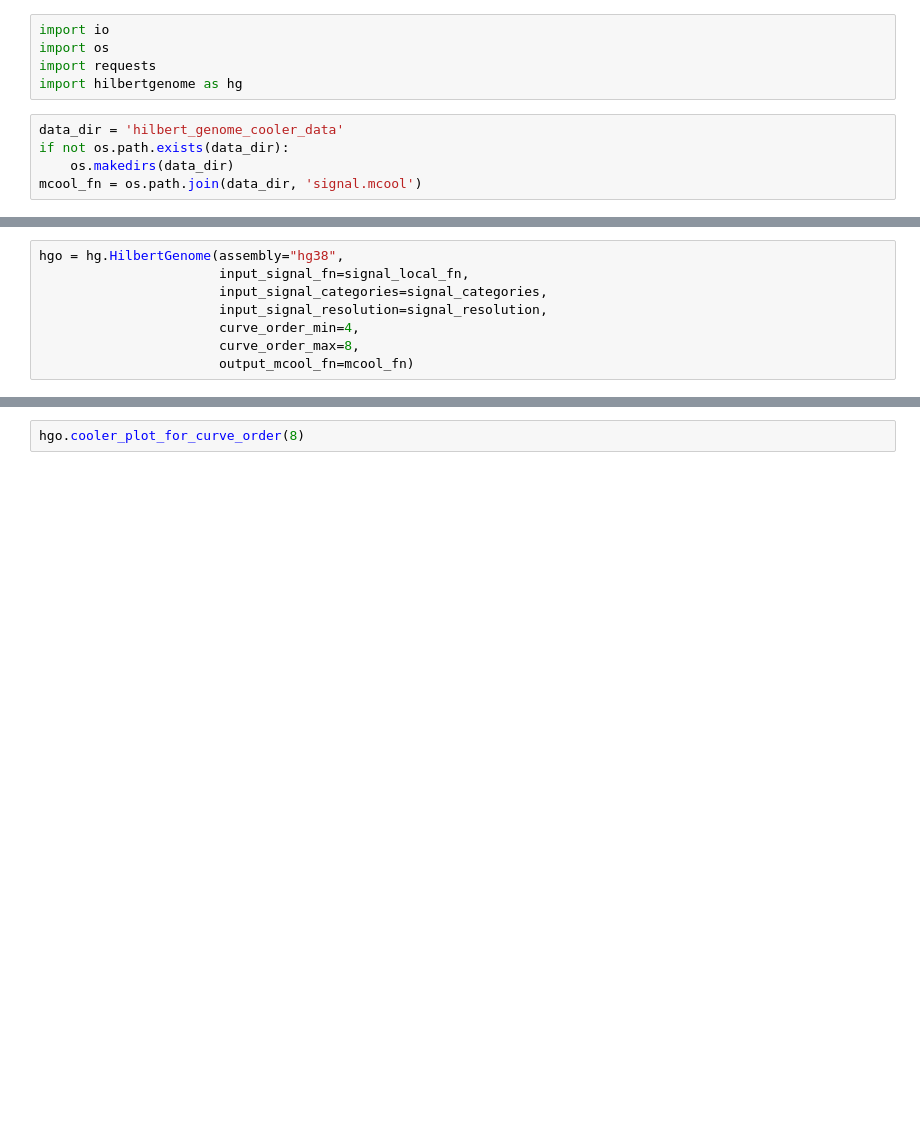
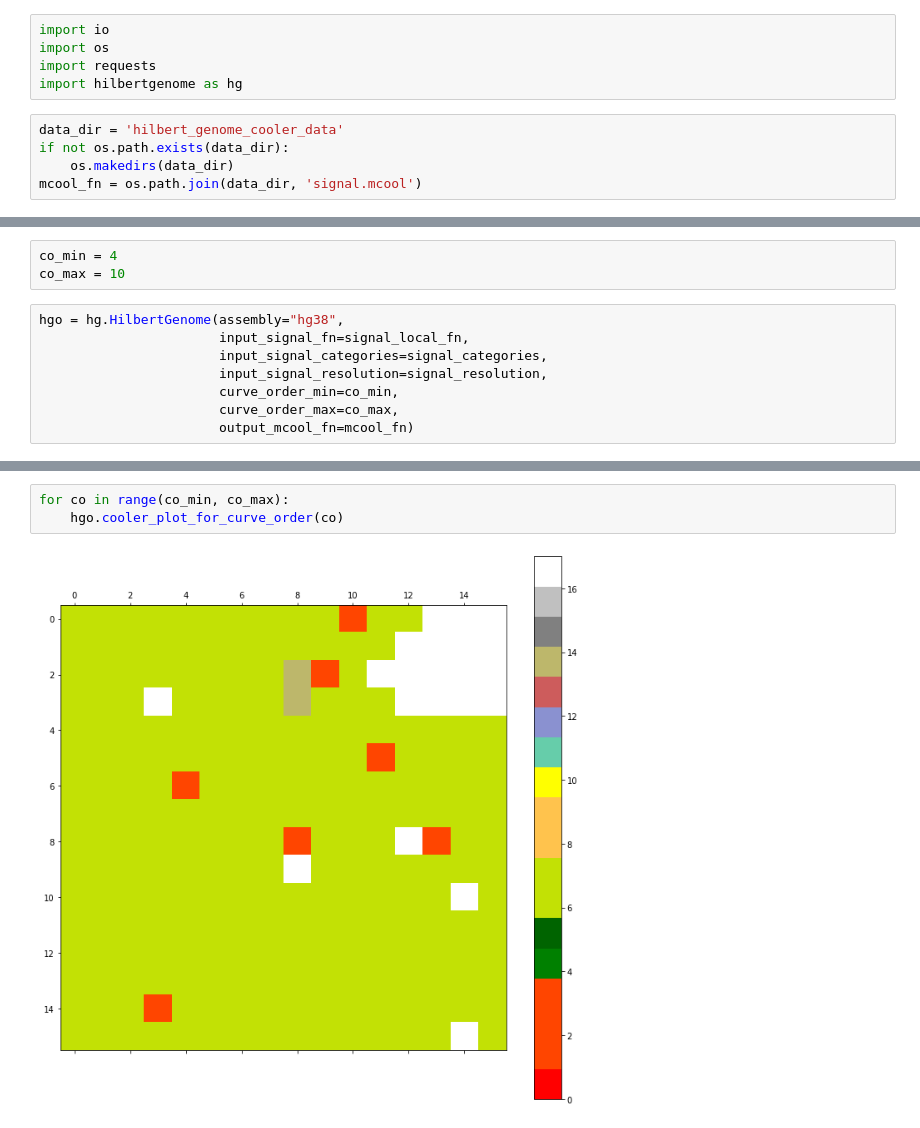
Before and after one commit to alexpreynolds/hilbert-genome-cooler, a Jupyter notebook: HilbertGenomeCooler.ipynb, the cells around one changed output, grey strips where cells are left out. Saved outputs shown, nothing was run; the diff lists cells and outputs as text; blank space fills up the shorter version.

Commit message:
Aggregation and per-order viz of Boix test dataset

```diff
--- a/HilbertGenomeCooler.ipynb
+++ b/HilbertGenomeCooler.ipynb
@@ -70,12 +71,15 @@ if not os.path.exists(signal_local_fn):
             ofh.write(b.getbuffer())
     except requests.exceptions.RequestException as e:
         raise SystemExit(e)
+# %%
+co_min = 4
+co_max = 10
 # %%
 hgo = hg.HilbertGenome(assembly="hg38",
                        input_signal_fn=signal_local_fn,
                        input_signal_categories=signal_categories,
                        input_signal_resolution=signal_resolution,
-                       curve_order_min=4,
-                       curve_order_max=8,
+                       curve_order_min=co_min,
+                       curve_order_max=co_max,
                        output_mcool_fn=mcool_fn)
 # %% [output]
@@ -118,2 +112,5 @@ hgo.cooler_info_for_curve_order(8)
-# %%
-hgo.cooler_plot_for_curve_order(8)
+# %%
+for co in range(co_min, co_max):
+    hgo.cooler_plot_for_curve_order(co)
+# %% [output]
+[figure, added]
```
Also changed, not shown: parts of 6 cells of this notebook, 2 other files.
